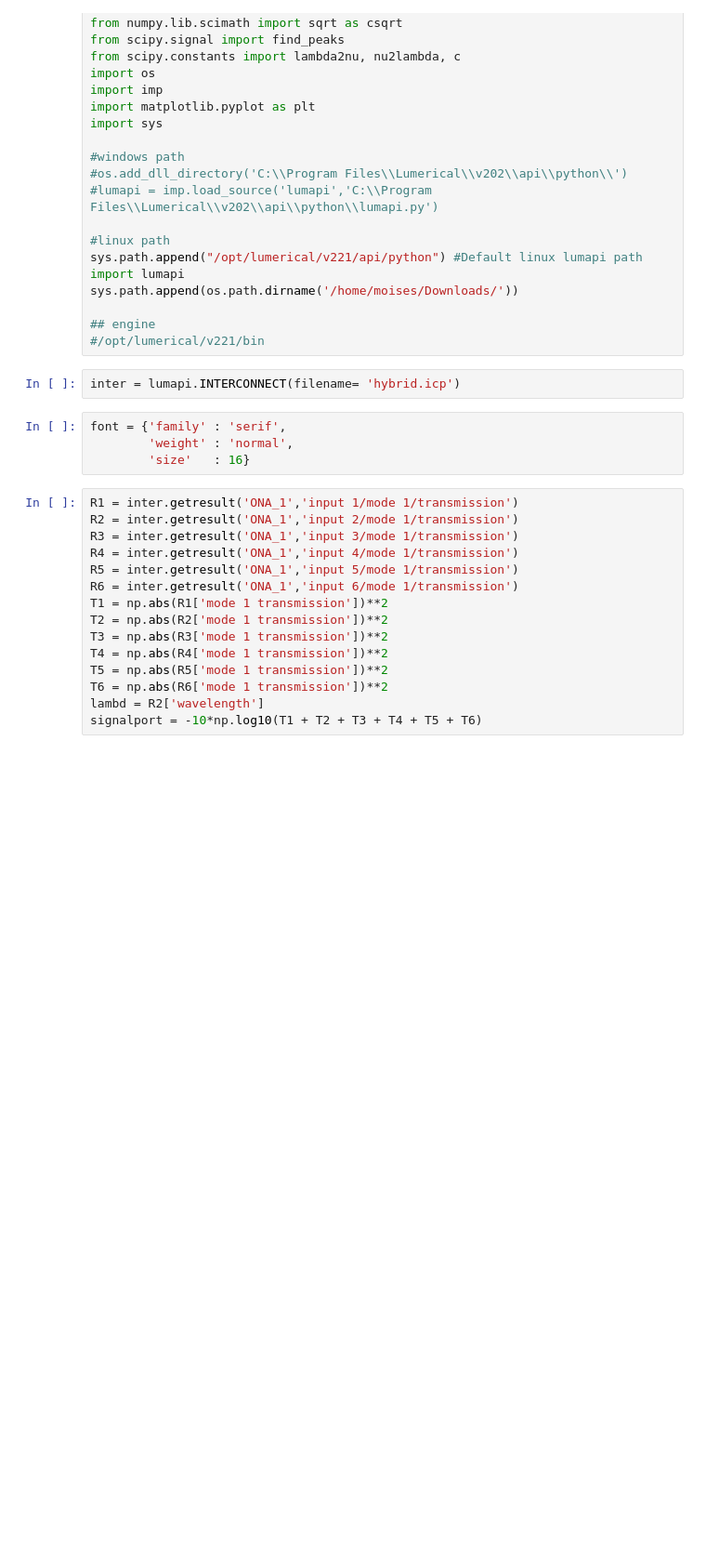
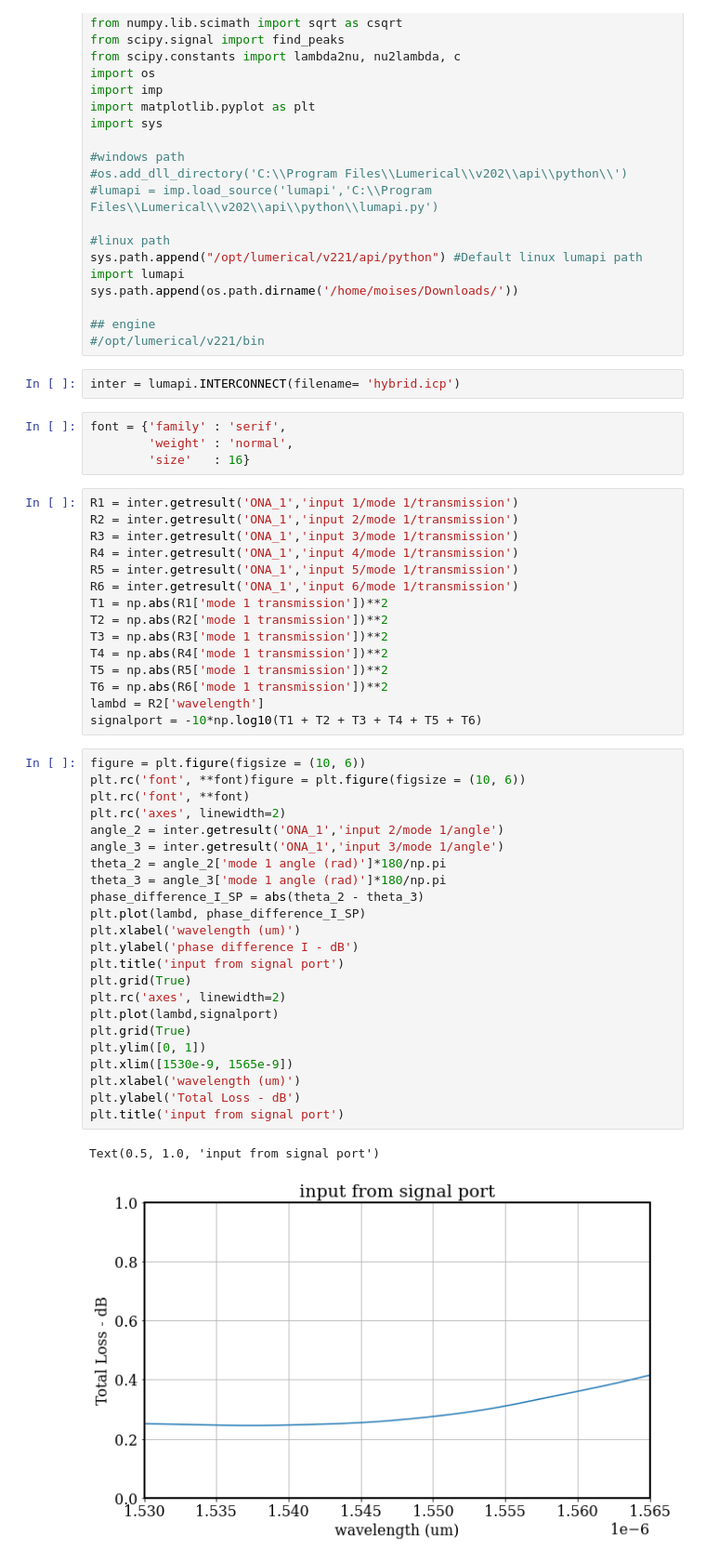
Before and after one commit to moisesoliveira08/Hybrid, a Jupyter notebook: 90_hybrid.ipynb, the cells around one changed output. Shown at 93% size. Drawn from its saved outputs; the diff is of its cells as text; blank space fills up the shorter version.

```diff
--- a/90_hybrid.ipynb
+++ b/90_hybrid.ipynb
@@ -45,3 +45,29 @@ T5 = np.abs(R5['mode 1 transmission'])**2
 T6 = np.abs(R6['mode 1 transmission'])**2
 lambd = R2['wavelength']
 signalport = -10*np.log10(T1 + T2 + T3 + T4 + T5 + T6)
+# %%
+figure = plt.figure(figsize = (10, 6))
+plt.rc('font', **font)figure = plt.figure(figsize = (10, 6))
+plt.rc('font', **font)
+plt.rc('axes', linewidth=2)
+angle_2 = inter.getresult('ONA_1','input 2/mode 1/angle')
+angle_3 = inter.getresult('ONA_1','input 3/mode 1/angle')
+theta_2 = angle_2['mode 1 angle (rad)']*180/np.pi
+theta_3 = angle_3['mode 1 angle (rad)']*180/np.pi
+phase_difference_I_SP = abs(theta_2 - theta_3)
+plt.plot(lambd, phase_difference_I_SP)
+plt.xlabel('wavelength (um)')
+plt.ylabel('phase difference I - dB')
+plt.title('input from signal port')
+plt.grid(True)
+plt.rc('axes', linewidth=2)
+plt.plot(lambd,signalport)
+plt.grid(True)
+plt.ylim([0, 1])
+plt.xlim([1530e-9, 1565e-9])
+plt.xlabel('wavelength (um)')
+plt.ylabel('Total Loss - dB')
+plt.title('input from signal port')
+# %% [output]
+Text(0.5, 1.0, 'input from signal port')
+[figure, added]
```
Also changed, not shown: parts of 14 cells of this notebook, 5 other files.
